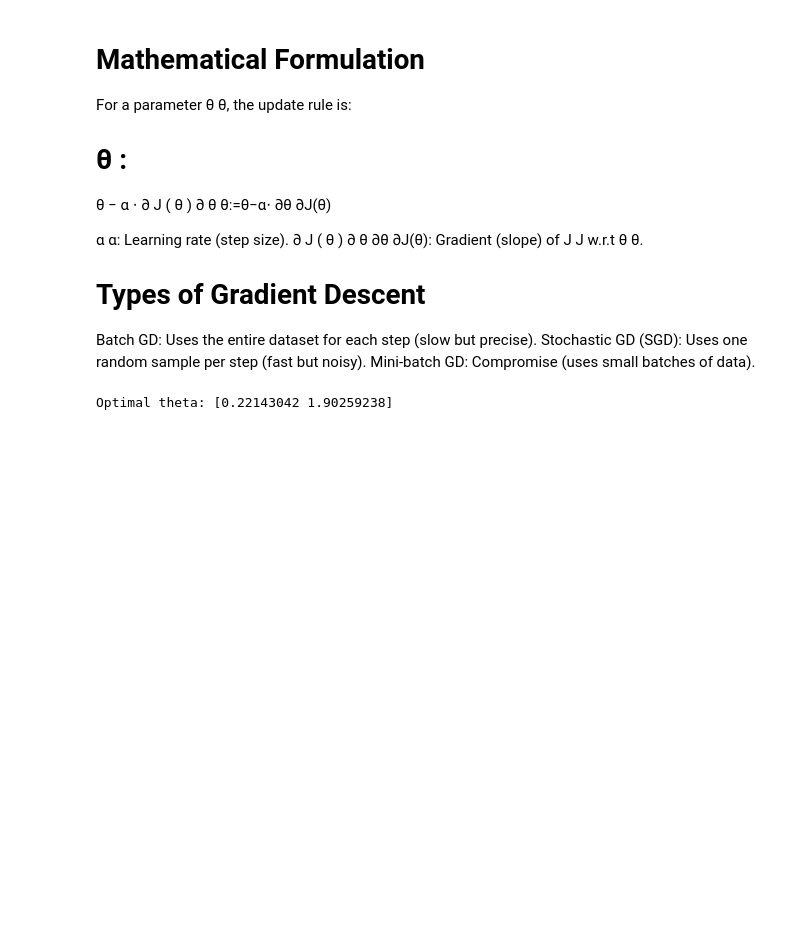
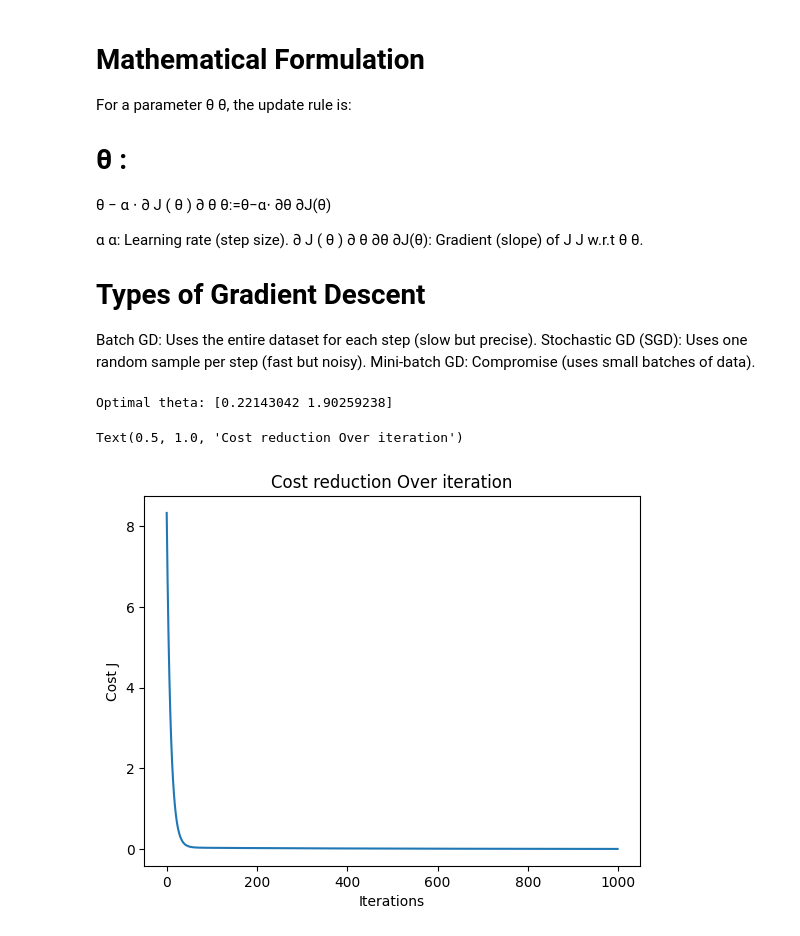
Before and after one commit to Gairola788/AI-Development, a Jupyter notebook: Linear_regression/cost_function_gradient_descent.ipynb, the cells around one changed output. Drawn from its saved outputs; the diff is of its cells as text; code cells hidden in the pictures; blank space fills up the shorter version.

```diff
--- a/Linear_regression/cost_function_gradient_descent.ipynb
+++ b/Linear_regression/cost_function_gradient_descent.ipynb
@@ -156,3 +156,14 @@ theta_optimal, costs = gradient_descent(X, y, theta, alpha, iterations)
 print(f"Optimal theta: {theta_optimal}")  # Should be closer to [0, 2]
 # %% [output]
 Optimal theta: [0.22143042 1.90259238]
+# %%
+#Visualize cost over time
+import matplotlib.pyplot as plt
+
+plt.plot(range(iterations),costs)
+plt.xlabel('Iterations')
+plt.ylabel('Cost J')
+plt.title('Cost reduction Over iteration')
+# %% [output]
+Text(0.5, 1.0, 'Cost reduction Over iteration')
+[figure, added]
```
Also changed, not shown: 2 other files.
